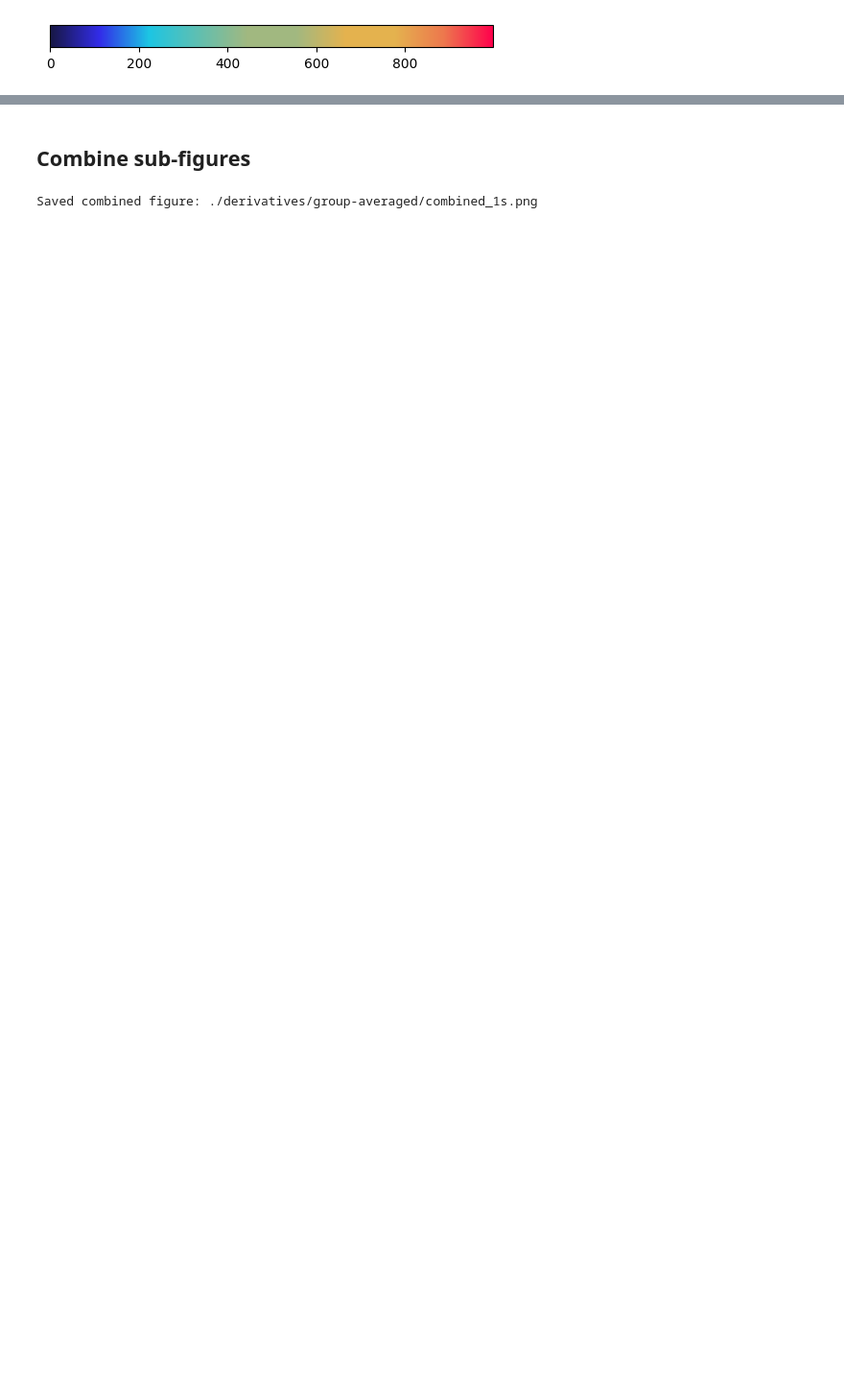
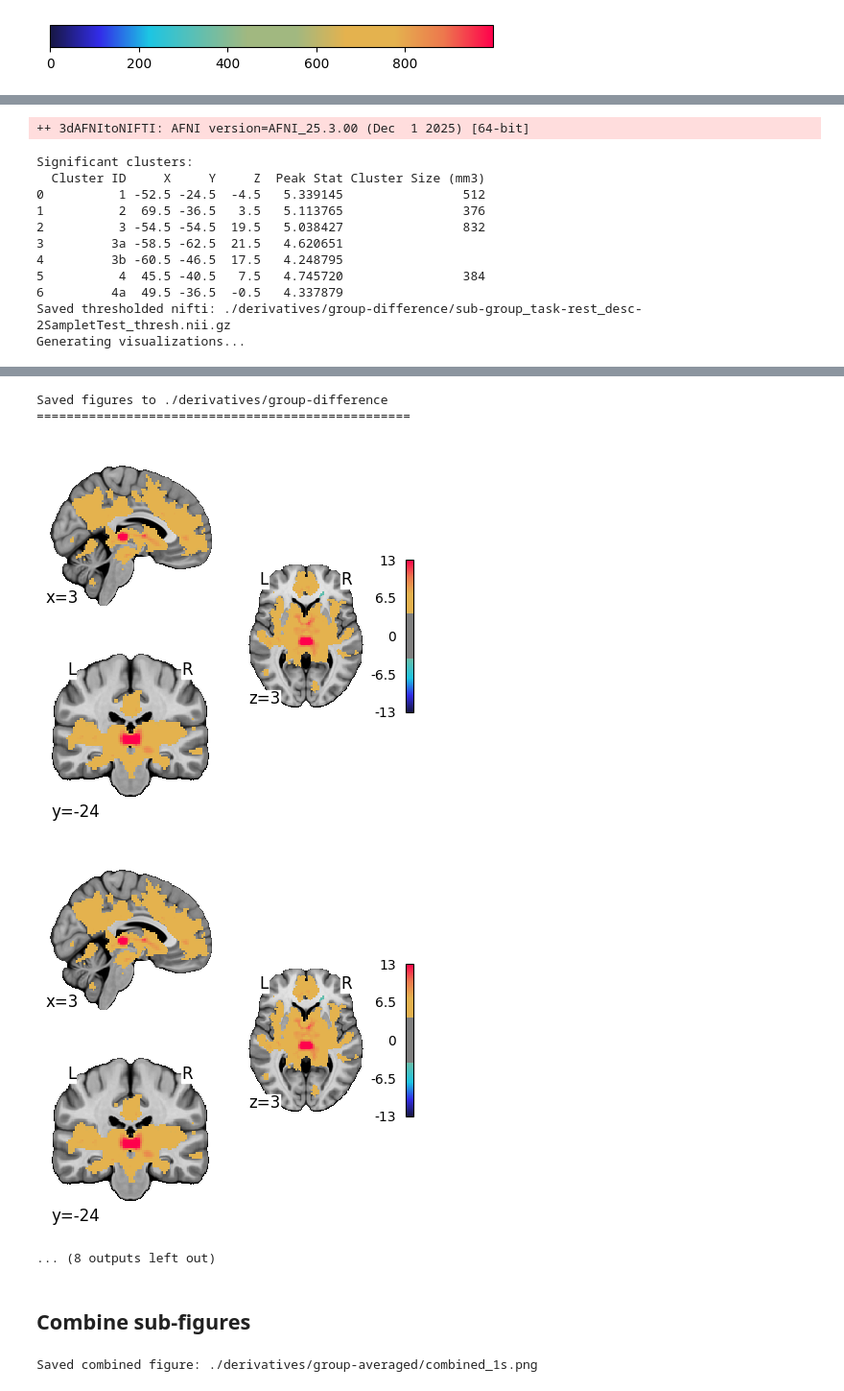
Before and after one commit to chlohamp/habenula-abide-rsfc, a Jupyter notebook: plot_abide.ipynb, the cells around one changed output, grey strips where cells are left out. Shown at 96% size. Saved outputs shown, nothing was run; the diff lists cells and outputs as text; code cells hidden in the pictures; blank space fills up the shorter version.

```diff
--- a/plot_abide.ipynb
+++ b/plot_abide.ipynb
@@ -285,14 +286,18 @@ for brik_i, nii_fn, test, pthr in zip(brik_idx, nii_fns, tests, pthrs):
     # Check if the output file already exists
     if not os.path.exists(nii_fn):
         print(f"Creating {nii_fn}...")
-        if test == "1s":
-            convert = f"3dAFNItoNIFTI \
+        convert = f"3dAFNItoNIFTI \
                 -prefix {nii_fn} \
                 {brik_fn}[{brik_i}]"
-            os.system(convert)
-        elif test == "2s":
-            convert = f"3dcalc -a {brik_fn}'[{brik_i}]' -expr '-1*a' -prefix {nii_fn}"
-            os.system(convert)
+        os.system(convert)
+        # if test == "1s":
+        #     convert = f"3dAFNItoNIFTI \
+        #         -prefix {nii_fn} \
+        #         {brik_fn}[{brik_i}]"
+        #     os.system(convert)
+        # elif test == "2s":
+        #     convert = f"3dcalc -a {brik_fn}'[{brik_i}]' -expr '-1*a' -prefix {nii_fn}"
+        #     os.system(convert)
     else:
         print(f"File {nii_fn} already exists, skipping conversion.")
 
@@ -325,7 +330,7 @@ for brik_i, nii_fn, test, pthr in zip(brik_idx, nii_fns, tests, pthrs):
     c_vmax = 0.1 if test == "2s" else 0.3
 
     # Generate cluster table and save thresholded images
-    clusters = nilearn.reporting.get_clusters_table(
+    clusters = get_clusters_table(
         nii_thr_img, z_thresh, two_sided=True
     )
     print("Significant clusters:")
@@ -427,0 +457,12 @@ FileNotFoundError: No such file or no access: 'derivatives/group-averaged/sub-gr
+++ 3dAFNItoNIFTI: AFNI version=AFNI_25.3.00 (Dec  1 2025) [64-bit]
+Significant clusters:
+  Cluster ID     X     Y     Z  Peak Stat Cluster Size (mm3)
+0          1 -52.5 -24.5  -4.5   5.339145                512
+1          2  69.5 -36.5   3.5   5.113765                376
+2          3 -54.5 -54.5  19.5   5.038427                832
+3         3a -58.5 -62.5  21.5   4.620651
+4         3b -60.5 -46.5  17.5   4.248795
+5          4  45.5 -40.5   7.5   4.745720                384
+6         4a  49.5 -36.5  -0.5   4.337879
+Saved thresholded nifti: ./derivatives/group-difference/sub-group_task-rest_desc-2SampletTest_thresh.nii.gz
+Generating visualizations...
@@ -428,3 +470,8 @@ FileNotFoundError: No such file or no access: 'derivatives/group-averaged/sub-gr
+Saved figures to ./derivatives/group-difference
+==================================================
+[figure, added]
+[figure, added]
+... (8 outputs left out)
 # %% [markdown]
 ## Combine sub-figures
 # %%
```
Also changed, not shown: parts of 4 cells of this notebook, 42 other files.
